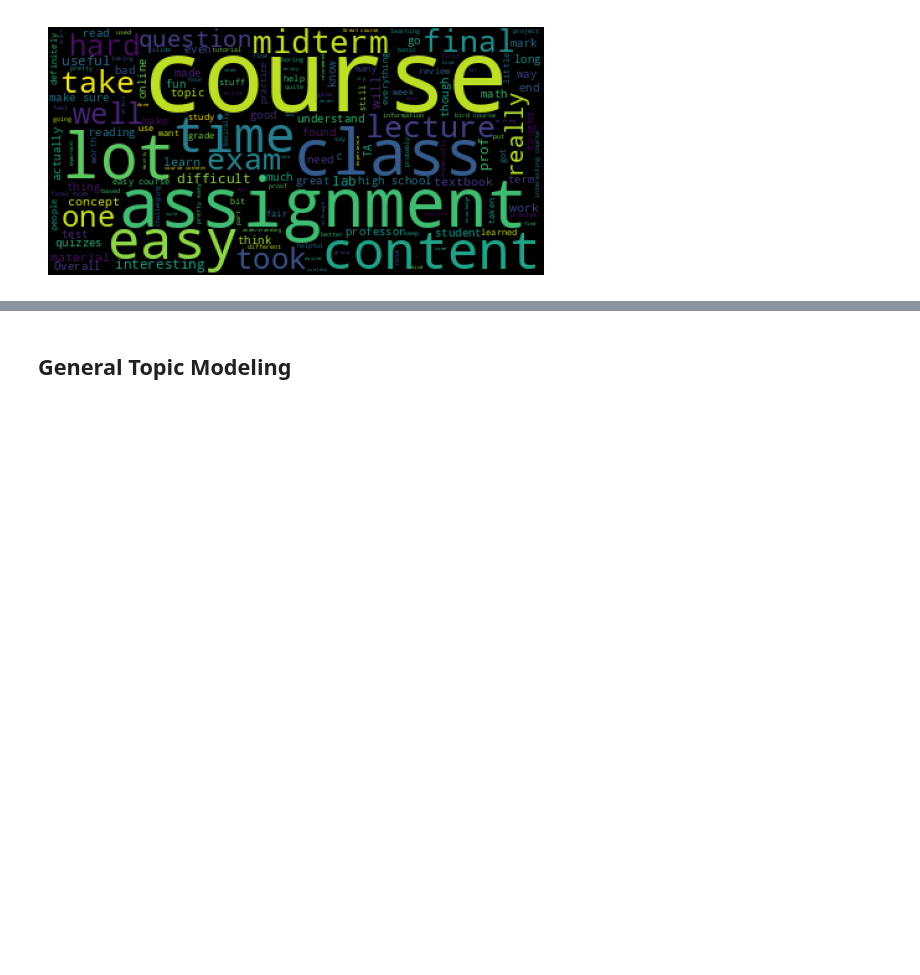
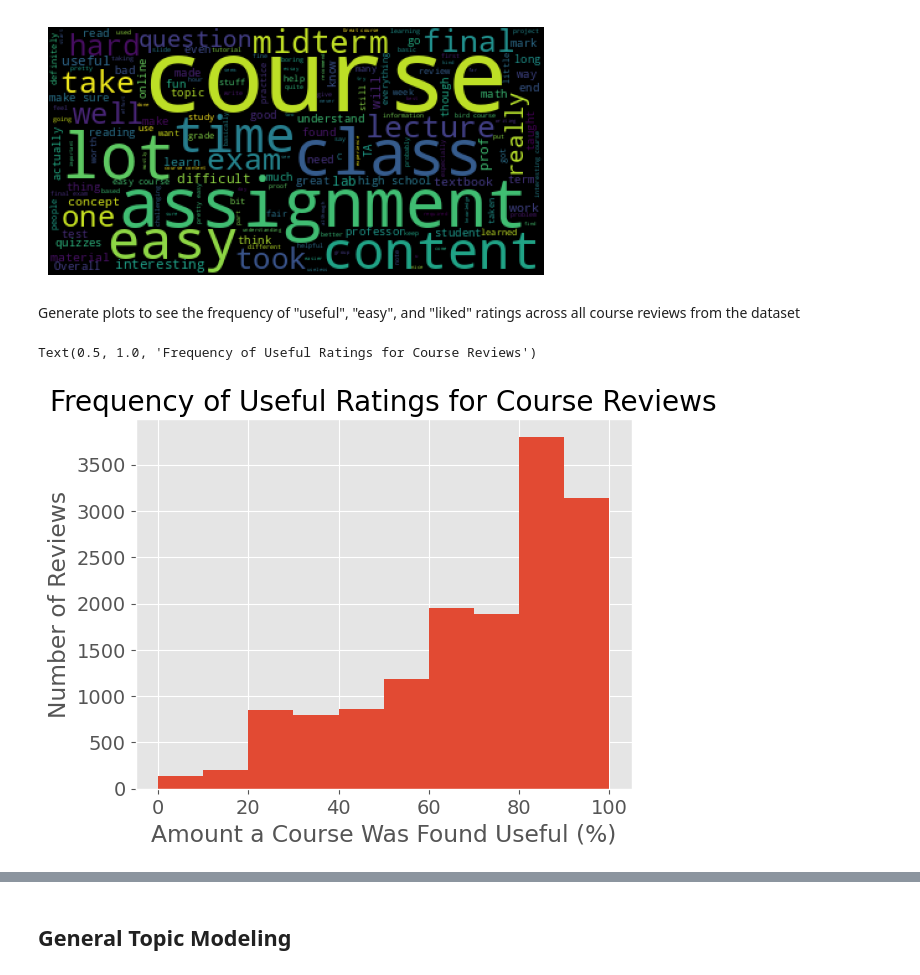
Before and after one commit to RainaVardhan/DS4002-Project-1, a Jupyter notebook: SCRIPTS/DS 4002 Project 1.ipynb, the cells around one changed output, grey strips where cells are left out. Cells and saved outputs as stored; diff of their text form; code cells hidden in the pictures; blank space fills up the shorter version.

```diff
--- a/SCRIPTS/DS 4002 Project 1.ipynb
+++ b/SCRIPTS/DS 4002 Project 1.ipynb
@@ -58,3 +58,16 @@ plt.axis("off")
 plt.show()
 # %% [output]
 [figure]
+# %% [markdown]
+Generate plots to see the frequency of "useful", "easy", and "liked" ratings across all course reviews from the dataset
+# %%
+# Clean "useful" column and create plot
+waterloo['useful'] = waterloo['useful'].dropna()
+waterloo['useful'] = waterloo['useful'].str.rstrip('%').astype('float')
+waterloo['useful'].hist()
+plt.xlabel('Amount a Course Was Found Useful (%)')
+plt.ylabel('Number of Reviews')
+plt.title('Frequency of Useful Ratings for Course Reviews')
+# %% [output]
+Text(0.5, 1.0, 'Frequency of Useful Ratings for Course Reviews')
+[figure, added]
```
Also changed, not shown: parts of 3 cells of this notebook.
